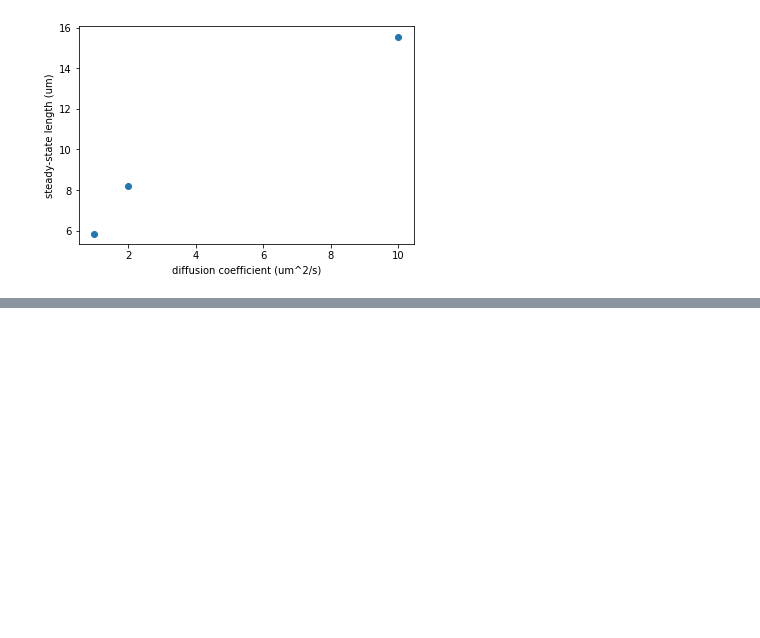
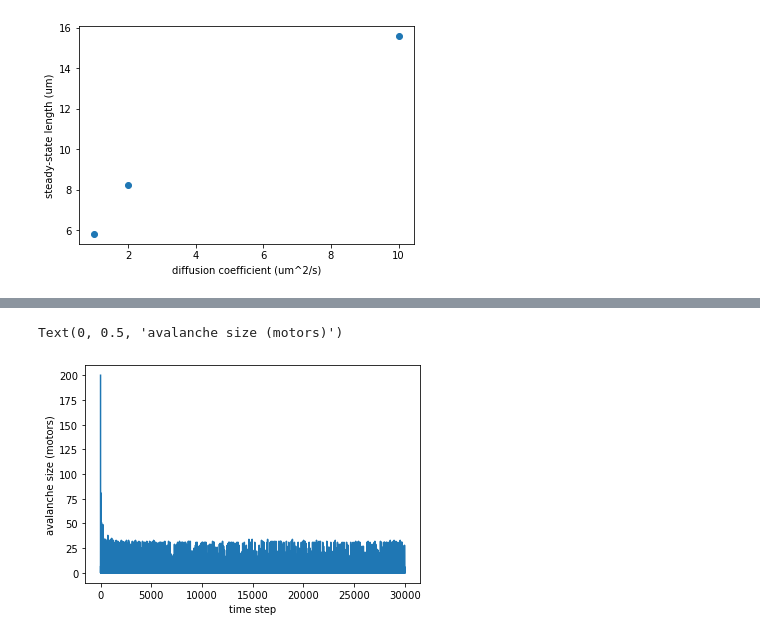
Before and after one commit to nathendel/IFT_diffusion_model, a Jupyter notebook: diffusion_model_tutorial.ipynb, the cells around one changed output, grey strips where cells are left out. Drawn from its saved outputs; the diff is of its cells as text; code cells hidden in the pictures; blank space fills up the shorter version.

```diff
--- a/diffusion_model_tutorial.ipynb
+++ b/diffusion_model_tutorial.ipynb
@@ -59,0 +103,7 @@ Text(0, 0.5, 'steady-state length (um)')
+# %%
+plt.plot(flag.avaT)
+plt.xlabel('time step')
+plt.ylabel('avalanche size (motors)')
+# %% [output]
+Text(0, 0.5, 'avalanche size (motors)')
+[figure, added]
```
Also changed, not shown: parts of 26 cells of this notebook, 1 other file.
